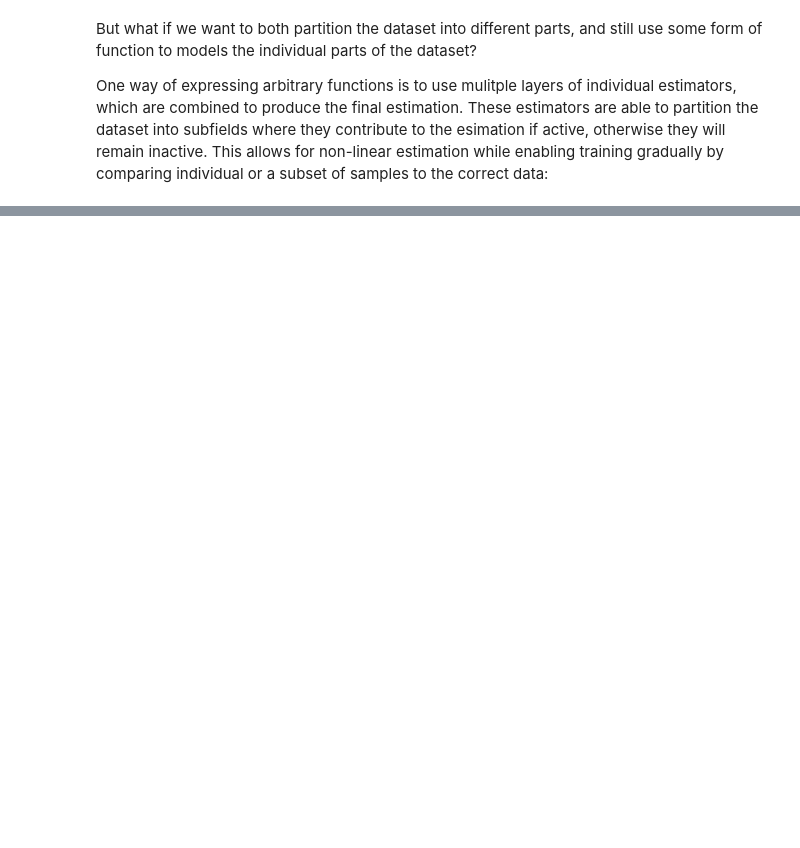
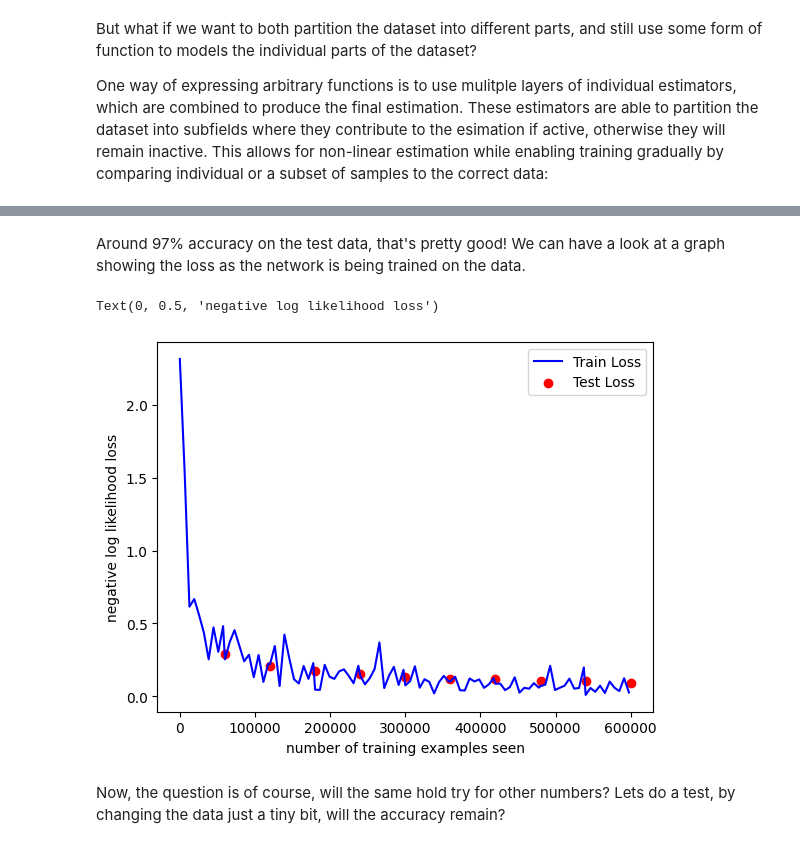
Before and after one commit to CecinestpasJonatan/MachineaLearningIntroNotebook, a Jupyter notebook: MachineLearningIntro.ipynb, the cells around one changed output, grey strips where cells are left out. Drawn from its saved outputs; the diff is of its cells as text; code cells hidden in the pictures; blank space fills up the shorter version.

```diff
--- a/MachineLearningIntro.ipynb
+++ b/MachineLearningIntro.ipynb
@@ -572,0 +708,15 @@ Extracting /files/MNIST/raw/t10k-labels-idx1-ubyte.gz to /files/MNIST/raw
+# %% [markdown]
+Around 97% accuracy on the test data, that's pretty good! We can have a look at a graph showing the loss as the network is being trained on the data.
+# %%
+#@title Code
+fig = plt.figure()
+plt.plot(train_counter, train_losses, color='blue')
+plt.scatter(test_counter[1:], test_losses, color='red')
+plt.legend(['Train Loss', 'Test Loss'], loc='upper right')
+plt.xlabel('number of training examples seen')
+plt.ylabel('negative log likelihood loss')
+# %% [output]
+Text(0, 0.5, 'negative log likelihood loss')
+[figure, added]
+# %% [markdown]
+Now, the question is of course, will the same hold try for other numbers? Lets do a test, by changing the data just a tiny bit, will the accuracy remain?
```
Also changed, not shown: parts of 18 cells of this notebook.
